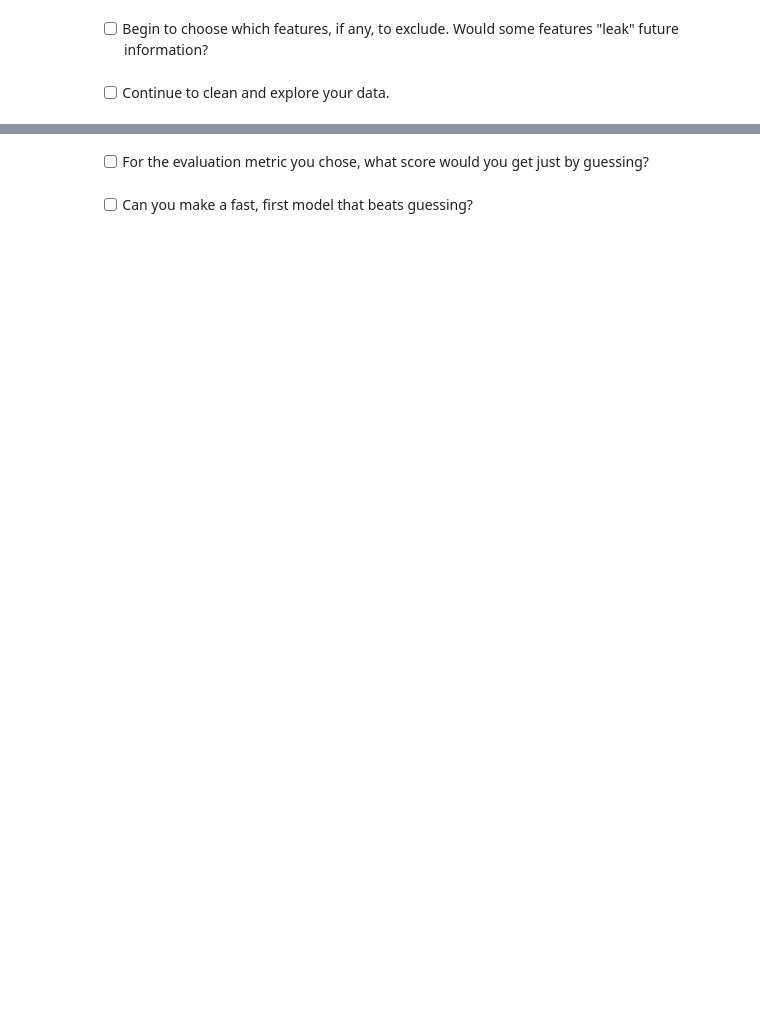
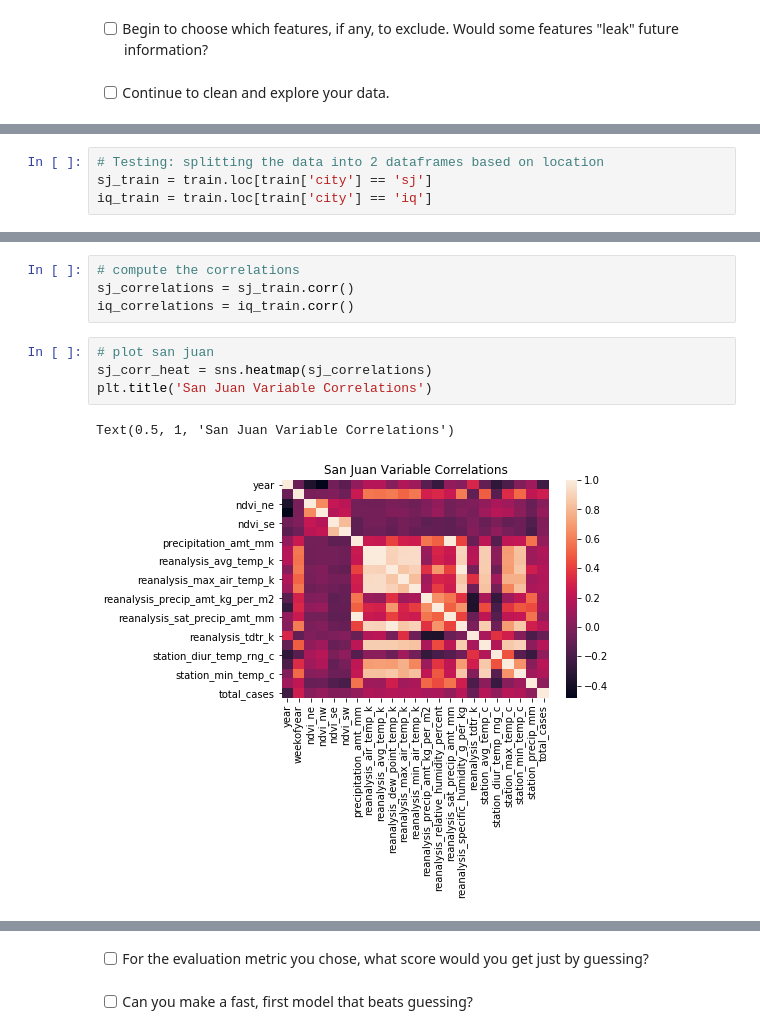
Before and after one commit to JackRossProjects/Dengue-Fever-Prediction, a Jupyter notebook: Dengue-Fever-Prediction.ipynb, the cells around one changed output, grey strips where cells are left out. Cells and saved outputs as stored; diff of their text form; blank space fills up the shorter version.

```diff
--- a/Dengue-Fever-Prediction.ipynb
+++ b/Dengue-Fever-Prediction.ipynb
@@ -216,0 +219,4 @@ sns.lineplot(x='year', y='total_cases',data=train)
+# %%
+# Testing: splitting the data into 2 dataframes based on location
+sj_train = train.loc[train['city'] == 'sj']
+iq_train = train.loc[train['city'] == 'iq']
@@ -216,0 +285,11 @@ sns.lineplot(x='year', y='total_cases',data=train)
+# %%
+# compute the correlations
+sj_correlations = sj_train.corr()
+iq_correlations = iq_train.corr()
+# %%
+# plot san juan
+sj_corr_heat = sns.heatmap(sj_correlations)
+plt.title('San Juan Variable Correlations')
+# %% [output]
+Text(0.5, 1, 'San Juan Variable Correlations')
+[figure, added]
```
Also changed, not shown: parts of 14 cells of this notebook.
